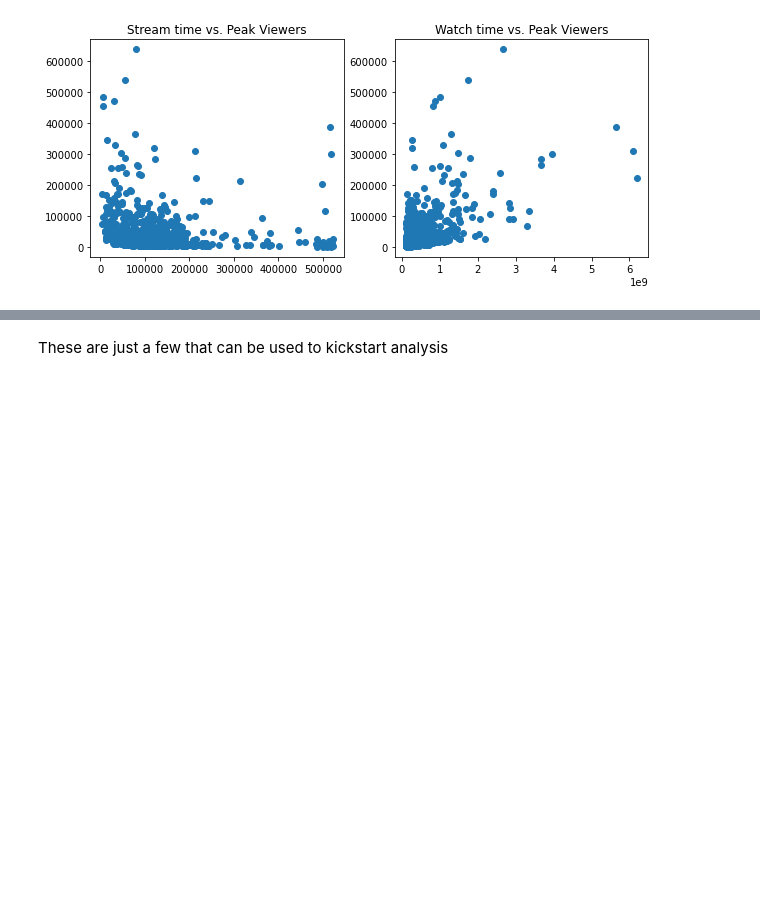
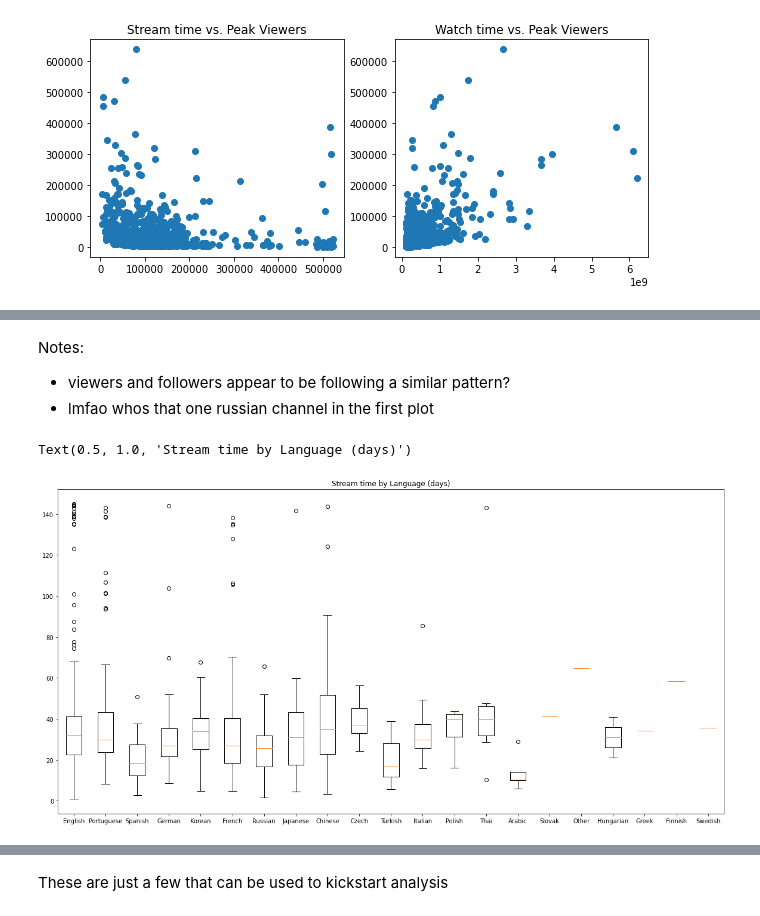
Before and after one commit to BeanutPutters/BeanutPutters.github.io, a Jupyter notebook: project0/Final.ipynb, the cells around one changed output, grey strips where cells are left out. Drawn from its saved outputs; the diff is of its cells as text; code cells hidden in the pictures; blank space fills up the shorter version.

Commit message:
explored more data, wrote some notes

```diff
--- a/project0/Final.ipynb
+++ b/project0/Final.ipynb
@@ -106,10 +61,0 @@ Text(0.5, 1.0, 'Followers by Language')
-# %%
-def convertmh(row):
-    n = float(row["Stream time(minutes)"])/60/60
-    return n
-
-data["Stream time(days)"] = data.apply(lambda row: convertmh(row),axis = 1)
-data = data
-plt.figure(figsize=(20,10))
-plt.scatter(data["Language"],data["Stream time(days)"])
-plt.Title("Stream time by Language (days)")
@@ -133,0 +107,21 @@ box = plt.boxplot(st,labels=lang)
+# %% [markdown]
+Notes:
+- viewers and followers appear to be following a similar pattern?
+- lmfao whos that one russian channel in the first plot
+# %%
+
+#Creating stream time arrays for each language
+st = []
+for l in lang:
+    ar = []
+    ct = data[data["Language"] == l]
+    for le in ct["Stream time(days)"]:
+        ar.append(le)
+    st.append(ar)
+
+plt.figure(figsize=(20,10))
+box = plt.boxplot(st,labels=lang)
+plt.title("Stream time by Language (days)")
+# %% [output]
+Text(0.5, 1.0, 'Stream time by Language (days)')
+[figure, added]
```
Also changed, not shown: parts of 13 cells of this notebook.
